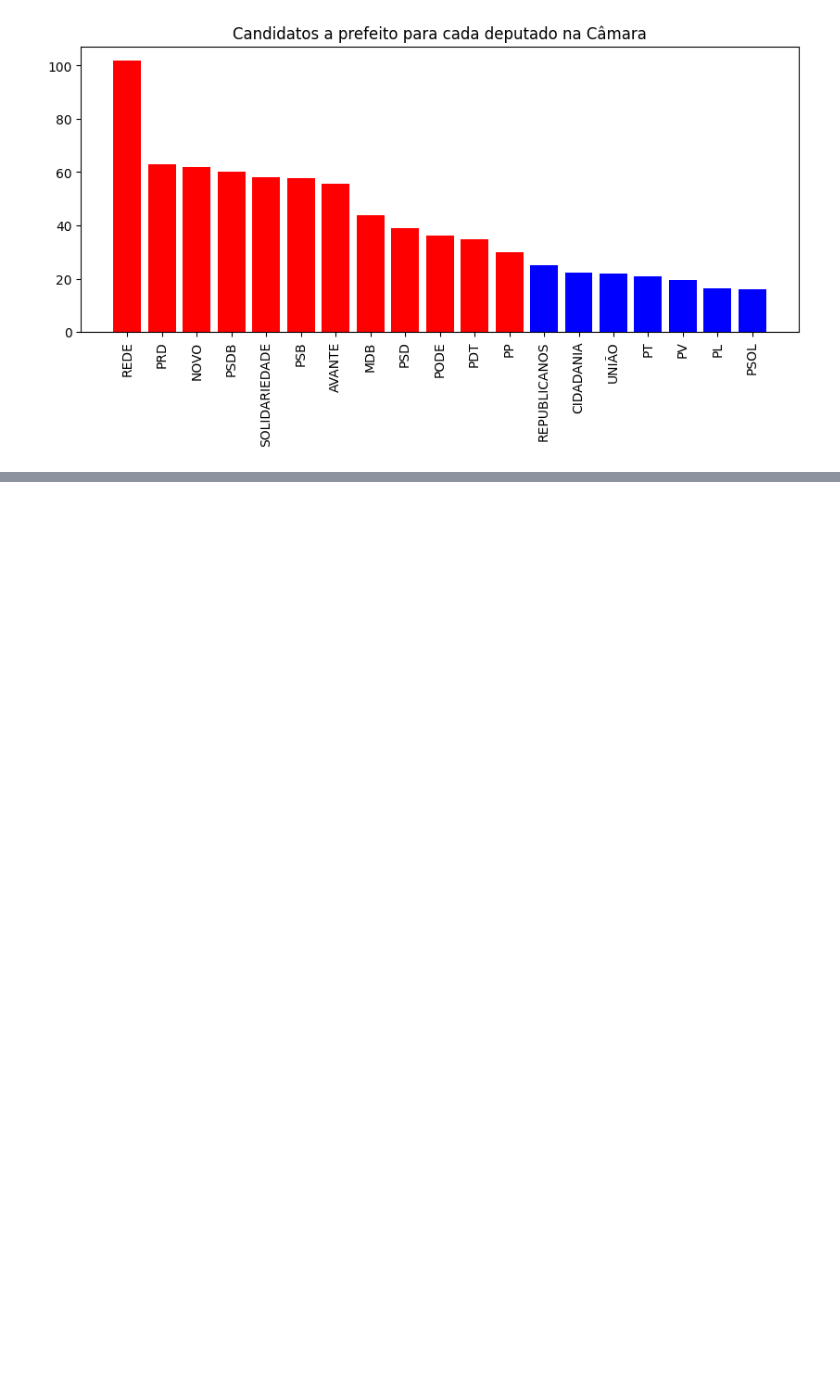
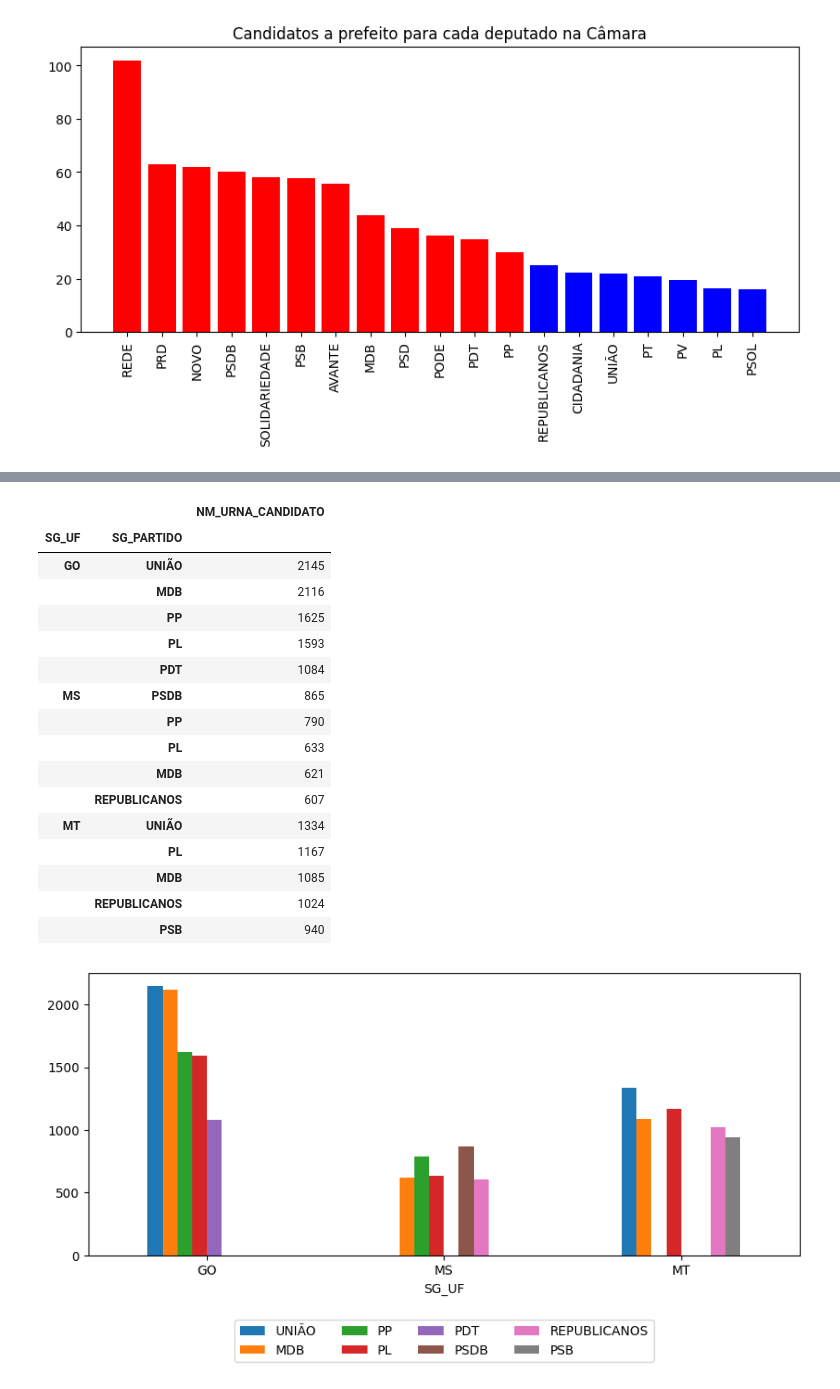
Before and after one commit to nfmmendes/eleicoes-2024-brasil, a Jupyter notebook: Eleições 2024.ipynb, the cells around one changed output, grey strips where cells are left out. Saved outputs shown, nothing was run; the diff lists cells and outputs as text; code cells hidden in the pictures; blank space fills up the shorter version.

```diff
--- a/Eleições 2024.ipynb
+++ b/Eleições 2024.ipynb
@@ -393,0 +472,31 @@ df_cand_vereador_por_uf_e_partido = df_candidatos_vereador[["SG_UF", "NM_URNA_CA
+# %%
+estados_centro_oeste = ["GO", "MT", "MS"]
+selected_rows = df_cand_vereador_por_uf_e_partido.index.get_level_values(0).isin(estados_centro_oeste)
+df_cand_vereador_centro_oeste_por_uf_e_partido = df_cand_vereador_por_uf_e_partido[selected_rows]
+display(df_cand_vereador_centro_oeste_por_uf_e_partido)
+
+df_unstacked = df_cand_vereador_centro_oeste_por_uf_e_partido.unstack()
+fig, ax = plt.subplots(figsize=(10, 4))
+
+df_unstacked["NM_URNA_CANDIDATO"].plot(kind="bar", rot=True, ax=ax)
+ax.legend(loc='lower center', ncols=4, bbox_to_anchor=(0.5, -0.4))
+plt.show()
+# %% [output]
+|  |  | NM_URNA_CANDIDATO |
+| SG_UF | SG_PARTIDO |  |
+| GO | UNIÃO | 2145 |
+|  | MDB | 2116 |
+|  | PP | 1625 |
+|  | PL | 1593 |
+|  | PDT | 1084 |
+| MS | PSDB | 865 |
+|  | PP | 790 |
+|  | PL | 633 |
+|  | MDB | 621 |
+|  | REPUBLICANOS | 607 |
+| MT | UNIÃO | 1334 |
+|  | PL | 1167 |
+|  | MDB | 1085 |
+|  | REPUBLICANOS | 1024 |
+|  | PSB | 940 |
+[figure, added]
```
Also changed, not shown: parts of 6 cells of this notebook.
